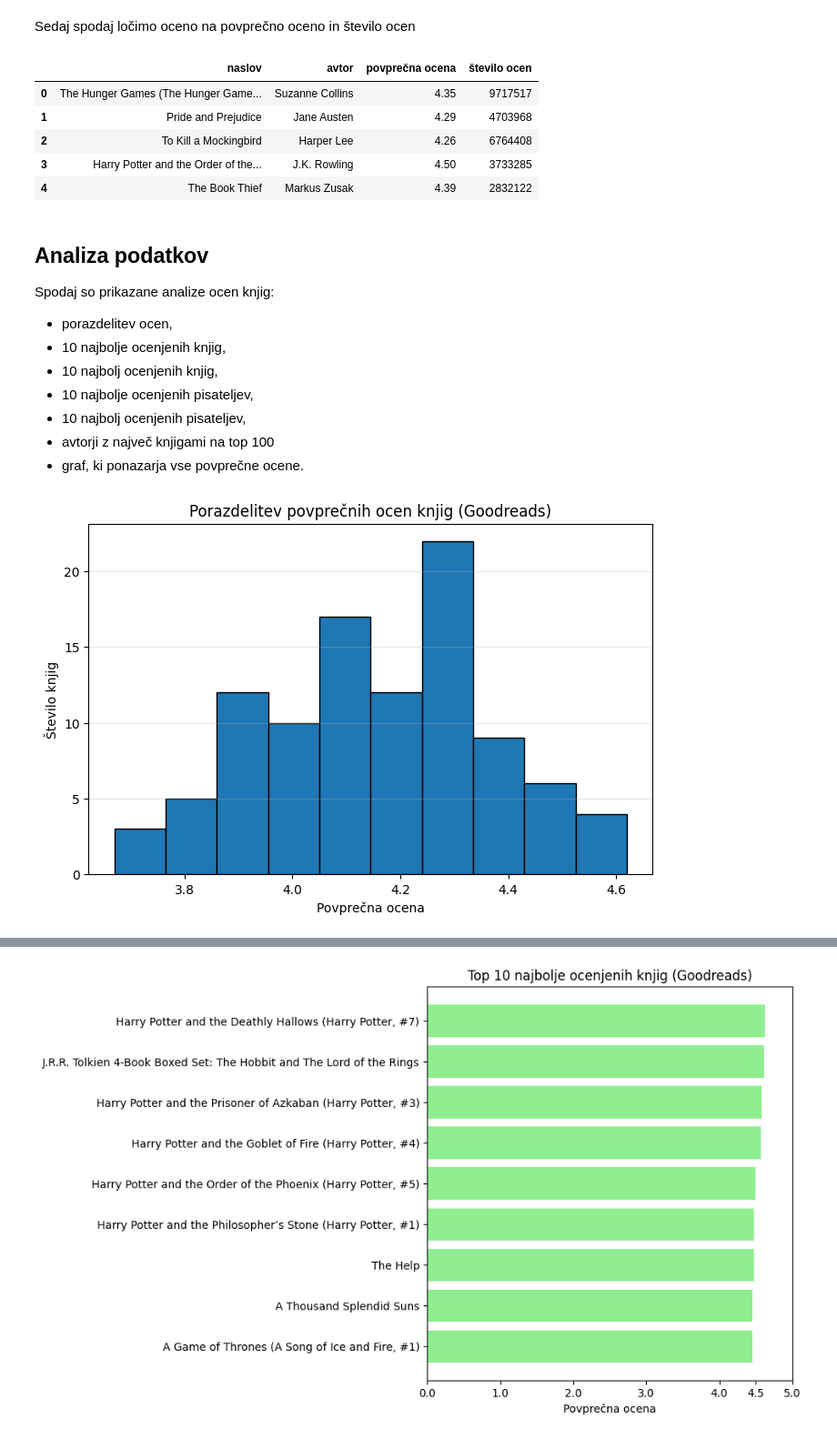
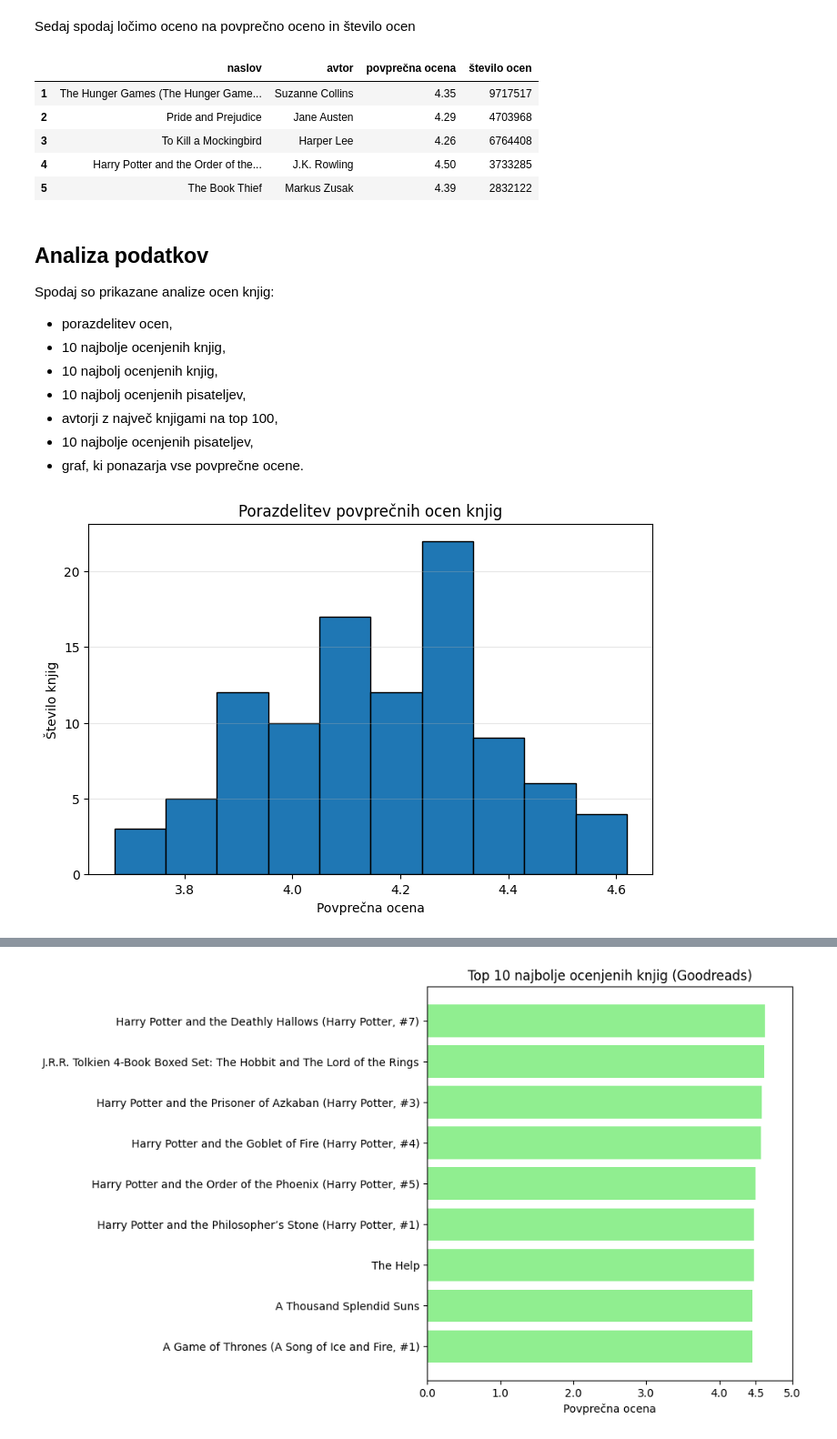
Before and after one commit to Anzevogric/uvp_projektna_naloga, a Jupyter notebook: notebooks/analiza.ipynb, the cells around one changed output, grey strips where cells are left out. Shown at 91% size. Cells and saved outputs as stored; diff of their text form; code cells hidden in the pictures.

```diff
--- a/notebooks/analiza.ipynb
+++ b/notebooks/analiza.ipynb
@@ -22,24 +23,17 @@ Sedaj spodaj ločimo oceno na povprečno oceno in število ocen
 # %%
 df["povprečna ocena"] = df["ocena"].str.extract(r"(\d\.\d+)").astype(float)
 df["število ocen"] = (
-    df["ocena"]
-    .str.extract(r"—\s*([\d,]+)")
-    .replace(",", "", regex=True)
-    .astype(int)
-)
-
-
+    df["ocena"].str.extract(r"—\s*([\d,]+)").replace(",", "", regex=True).astype(int))
 df.drop(columns=["ocena"], inplace=True)
-
-
+df.index = range(1, len(df) + 1)
 df.head()
 # %% [output]
 |  | naslov | avtor | povprečna ocena | število ocen |
-| 0 | The Hunger Games (The Hunger Game... | Suzanne Collins | 4.35 | 9717517 |
-| 1 | Pride and Prejudice | Jane Austen | 4.29 | 4703968 |
-| 2 | To Kill a Mockingbird | Harper Lee | 4.26 | 6764408 |
-| 3 | Harry Potter and the Order of the... | J.K. Rowling | 4.50 | 3733285 |
-| 4 | The Book Thief | Markus Zusak | 4.39 | 2832122 |
+| 1 | The Hunger Games (The Hunger Game... | Suzanne Collins | 4.35 | 9717517 |
+| 2 | Pride and Prejudice | Jane Austen | 4.29 | 4703968 |
+| 3 | To Kill a Mockingbird | Harper Lee | 4.26 | 6764408 |
+| 4 | Harry Potter and the Order of the... | J.K. Rowling | 4.50 | 3733285 |
+| 5 | The Book Thief | Markus Zusak | 4.39 | 2832122 |
 # %% [markdown]
 ## Analiza podatkov
 
@@ -47,18 +41,18 @@ Spodaj so prikazane analize ocen knjig:
 - porazdelitev ocen,
 - 10 najbolje ocenjenih knjig,
 - 10 najbolj ocenjenih knjig,
+- 10 najbolj ocenjenih pisateljev,
+- avtorji z največ knjigami na top 100,
 - 10 najbolje ocenjenih pisateljev,
-- 10 najbolj ocenjenih pisateljev,
-- avtorji z največ knjigami na top 100
 - graf, ki ponazarja vse povprečne ocene.
 # %%
 plt.figure(figsize=(8, 5))
 plt.hist(df["povprečna ocena"], bins=10, edgecolor="black")
 
 plt.xlabel("Povprečna ocena")
 plt.ylabel("Število knjig")
-plt.title("Porazdelitev povprečnih ocen knjig (Goodreads)")
+plt.title("Porazdelitev povprečnih ocen knjig")
 plt.grid(axis="y", alpha=0.3)
 plt.show()
 # %% [output]
-[figure, old version]
+[figure, new version]
```
Also changed, not shown: parts of 11 cells of this notebook.
